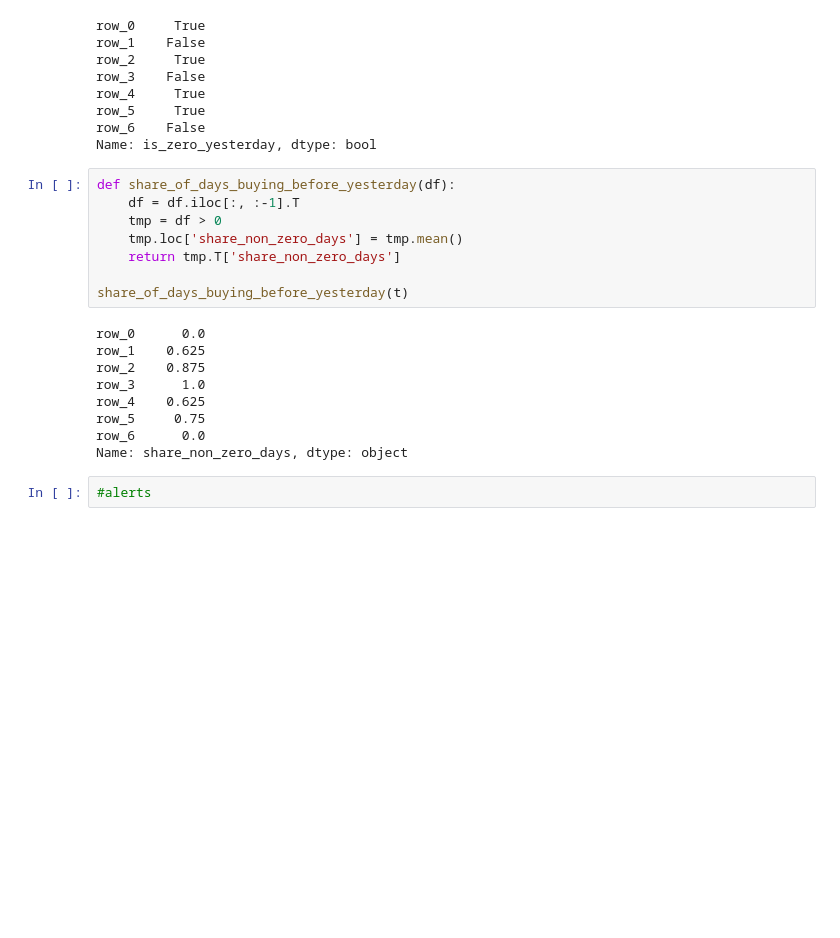
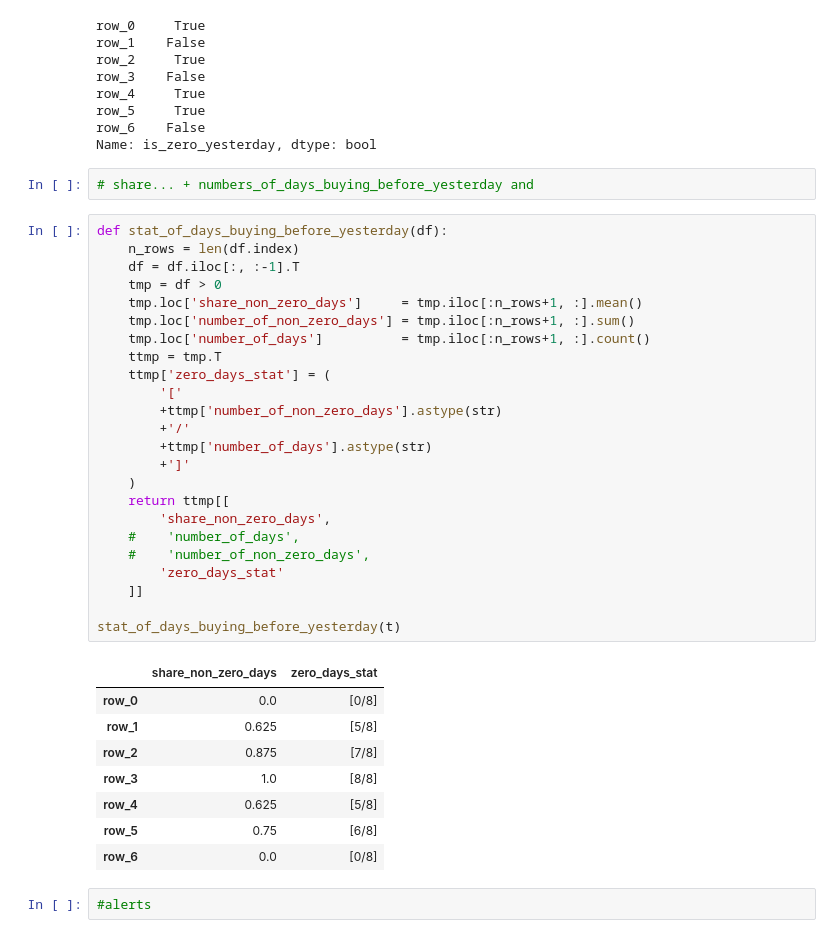
Before and after one commit to antisingle/s-alerts, a Jupyter notebook: alerts.ipynb, the cells around one changed output. Cells and saved outputs as stored; diff of their text form; blank space fills up the shorter version.

Commit message:
Update alert stop_buying.

```diff
--- a/alerts.ipynb
+++ b/alerts.ipynb
@@ -207,23 +207,41 @@ row_4     True
 row_5     True
 row_6    False
 Name: is_zero_yesterday, dtype: bool
-# %%
-def share_of_days_buying_before_yesterday(df):
-    df = df.iloc[:, :-1].T
-    tmp = df > 0
-    tmp.loc['share_non_zero_days'] = tmp.mean()
-    return tmp.T['share_non_zero_days']
-
-share_of_days_buying_before_yesterday(t)
-# %% [output]
-row_0      0.0
-row_1    0.625
-row_2    0.875
-row_3      1.0
-row_4    0.625
-row_5     0.75
-row_6      0.0
-Name: share_non_zero_days, dtype: object
+# %%
+# share... + numbers_of_days_buying_before_yesterday and
+# %%
+def stat_of_days_buying_before_yesterday(df):
+    n_rows = len(df.index)
+    df = df.iloc[:, :-1].T
+    tmp = df > 0
+    tmp.loc['share_non_zero_days']     = tmp.iloc[:n_rows+1, :].mean()
+    tmp.loc['number_of_non_zero_days'] = tmp.iloc[:n_rows+1, :].sum()
+    tmp.loc['number_of_days']          = tmp.iloc[:n_rows+1, :].count()
+    ttmp = tmp.T
+    ttmp['zero_days_stat'] = (
+        '['
+        +ttmp['number_of_non_zero_days'].astype(str)
+        +'/'
+        +ttmp['number_of_days'].astype(str)
+        +']'
+    )
+    return ttmp[[
+        'share_non_zero_days',
+    #    'number_of_days',
+    #    'number_of_non_zero_days',
+        'zero_days_stat'
+    ]]
+
+stat_of_days_buying_before_yesterday(t)
+# %% [output]
+|  | share_non_zero_days | zero_days_stat |
+| row_0 | 0.0 | [0/8] |
+| row_1 | 0.625 | [5/8] |
+| row_2 | 0.875 | [7/8] |
+| row_3 | 1.0 | [8/8] |
+| row_4 | 0.625 | [5/8] |
+| row_5 | 0.75 | [6/8] |
+| row_6 | 0.0 | [0/8] |
 # %%
 #alerts
 # %%
```
Also changed, not shown: parts of 3 cells of this notebook.
